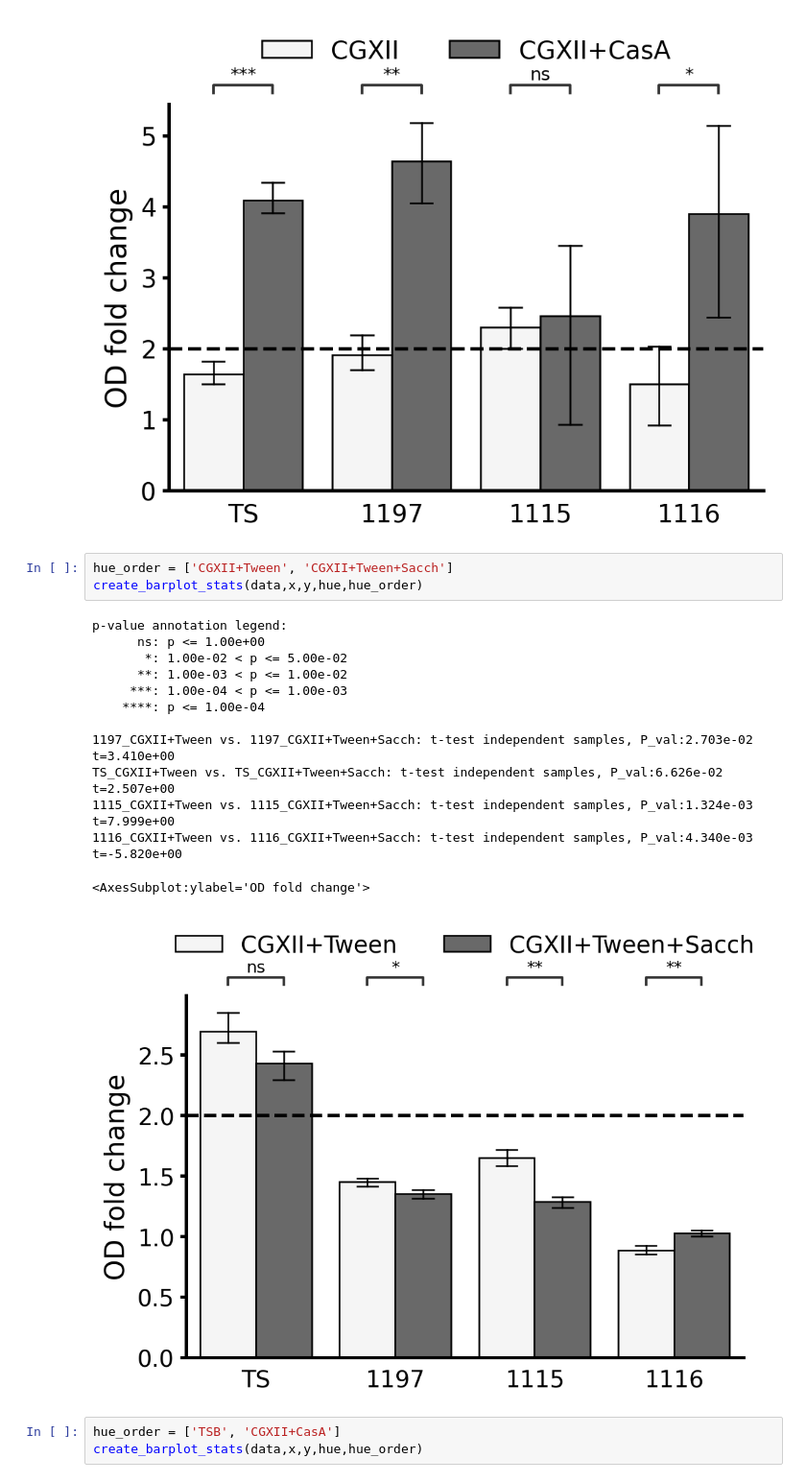
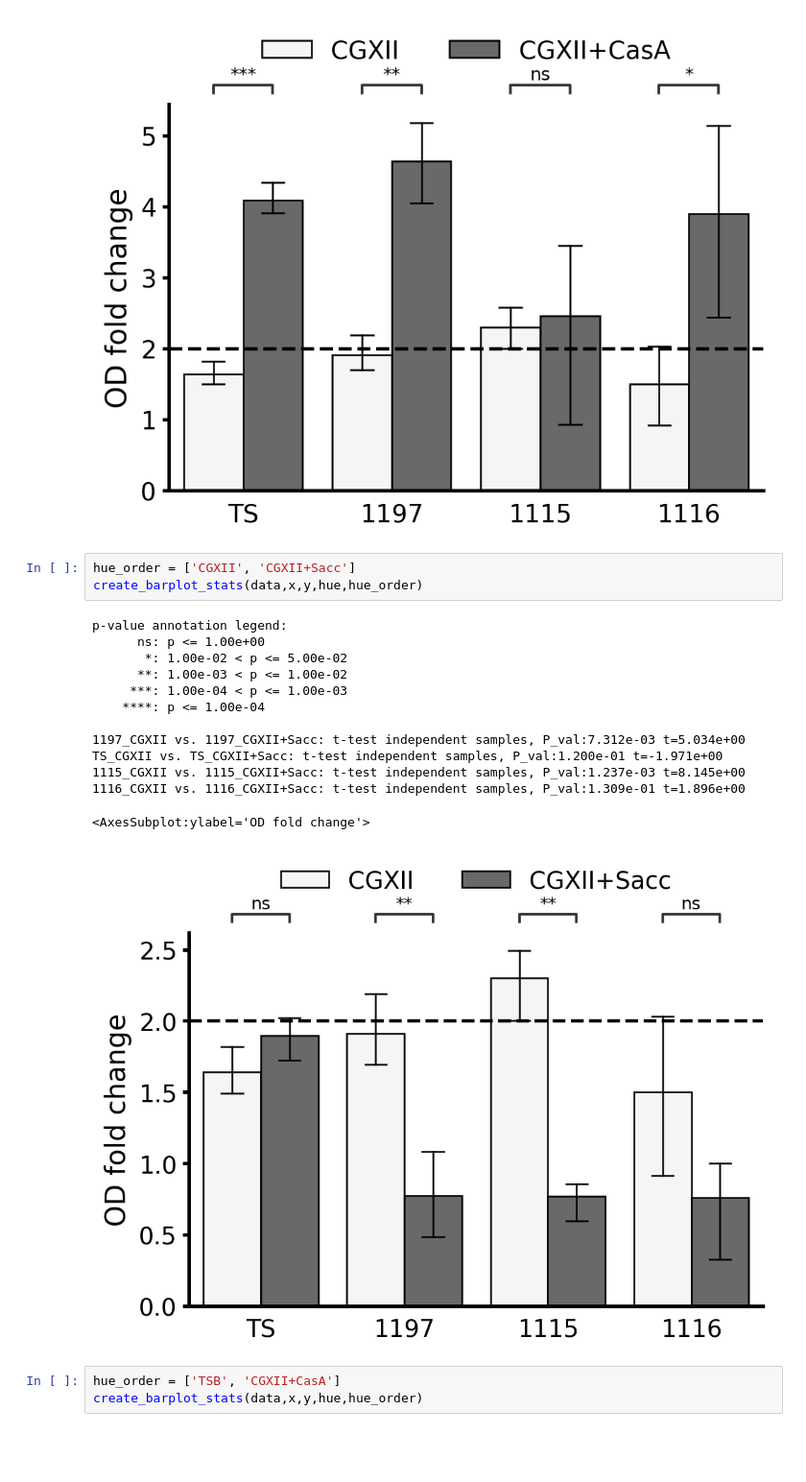
Before and after one commit to draeger-lab/C_striatum_wetlab, a Jupyter notebook: growth_binary/binary_eval.ipynb, the cells around one changed output. Shown at 96% size. Saved outputs shown, nothing was run; the diff lists cells and outputs as text; blank space fills up the shorter version.

```diff
--- a/growth_binary/binary_eval.ipynb
+++ b/growth_binary/binary_eval.ipynb
@@ -830,22 +830,22 @@ TS_CGXII vs. TS_CGXII+CasA: t-test independent samples, P_val:1.096e-04 t=-1.519
 <AxesSubplot:ylabel='OD fold change'>
 [figure]
 # %%
-hue_order = ['CGXII+Tween', 'CGXII+Tween+Sacch']
+hue_order = ['CGXII', 'CGXII+Sacc']
 create_barplot_stats(data,x,y,hue,hue_order)
 # %% [output]
 p-value annotation legend:
       ns: p <= 1.00e+00
        *: 1.00e-02 < p <= 5.00e-02
       **: 1.00e-03 < p <= 1.00e-02
      ***: 1.00e-04 < p <= 1.00e-03
     ****: p <= 1.00e-04
 
-1197_CGXII+Tween vs. 1197_CGXII+Tween+Sacch: t-test independent samples, P_val:2.703e-02 t=3.410e+00
-TS_CGXII+Tween vs. TS_CGXII+Tween+Sacch: t-test independent samples, P_val:6.626e-02 t=2.507e+00
-1115_CGXII+Tween vs. 1115_CGXII+Tween+Sacch: t-test independent samples, P_val:1.324e-03 t=7.999e+00
-1116_CGXII+Tween vs. 1116_CGXII+Tween+Sacch: t-test independent samples, P_val:4.340e-03 t=-5.820e+00
+1197_CGXII vs. 1197_CGXII+Sacc: t-test independent samples, P_val:7.312e-03 t=5.034e+00
+TS_CGXII vs. TS_CGXII+Sacc: t-test independent samples, P_val:1.200e-01 t=-1.971e+00
+1115_CGXII vs. 1115_CGXII+Sacc: t-test independent samples, P_val:1.237e-03 t=8.145e+00
+1116_CGXII vs. 1116_CGXII+Sacc: t-test independent samples, P_val:1.309e-01 t=1.896e+00
 <AxesSubplot:ylabel='OD fold change'>
-[figure, old version]
+[figure, new version]
 # %%
 hue_order = ['TSB', 'CGXII+CasA']
 create_barplot_stats(data,x,y,hue,hue_order)
```
Also changed, not shown: parts of 21 cells of this notebook, 17 other files.
